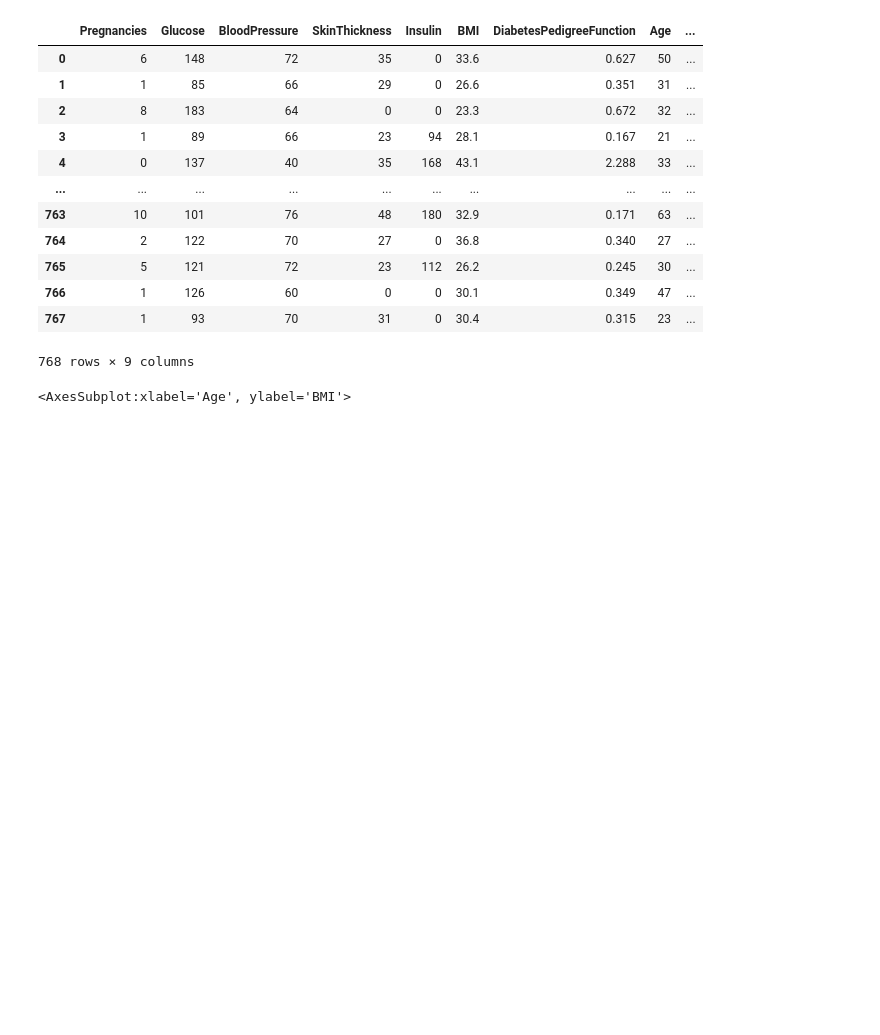
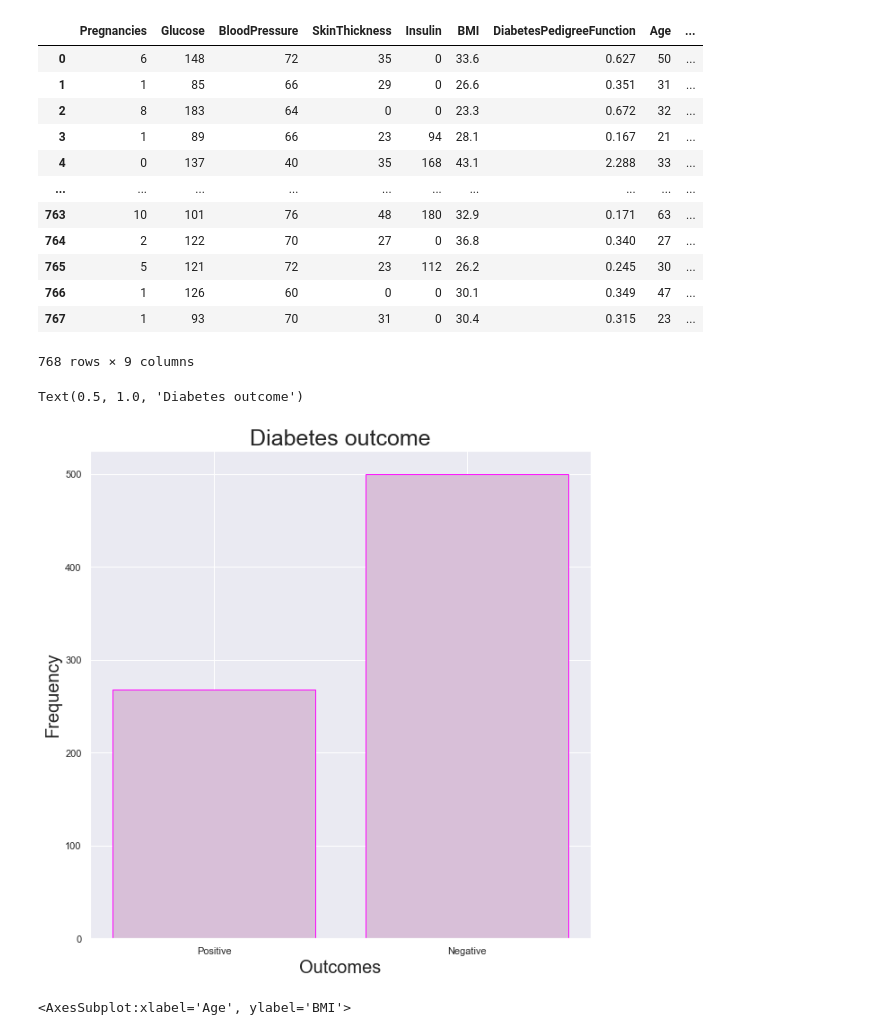
Before and after one commit to CCM-JCO/Projects, a Jupyter notebook: diabetes_project.ipynb, the cells around one changed output. Saved outputs shown, nothing was run; the diff lists cells and outputs as text; code cells hidden in the pictures; blank space fills up the shorter version.

```diff
--- a/diabetes_project.ipynb
+++ b/diabetes_project.ipynb
@@ -22,6 +24,20 @@ df
 | 766 | 1 | 126 | 60 | 0 | 0 | 30.1 | 0.349 | 47 | ... |
 | 767 | 1 | 93 | 70 | 31 | 0 | 30.4 | 0.315 | 23 | ... |
 768 rows × 9 columns
+# %%
+outcome = ['Positive','Negative']
+positive = df[df.Outcome == 1].shape[0]
+negative = df[df.Outcome == 0].shape[0]
+
+height = [positive, negative]
+plt.bar(outcome, height, color='thistle', edgecolor='fuchsia')
+
+plt.xlabel('Outcomes', fontsize=20)
+plt.ylabel('Frequency', fontsize=20)
+plt.title('Diabetes outcome', fontsize=25)
+# %% [output]
+Text(0.5, 1.0, 'Diabetes outcome')
+[figure, added]
 # %%
 sns.set(rc={'figure.figsize':(15,10)})
 sns.histplot(x=df.Age, y=df.BMI)
```
Also changed, not shown: parts of 11 cells of this notebook, 1 other file.
